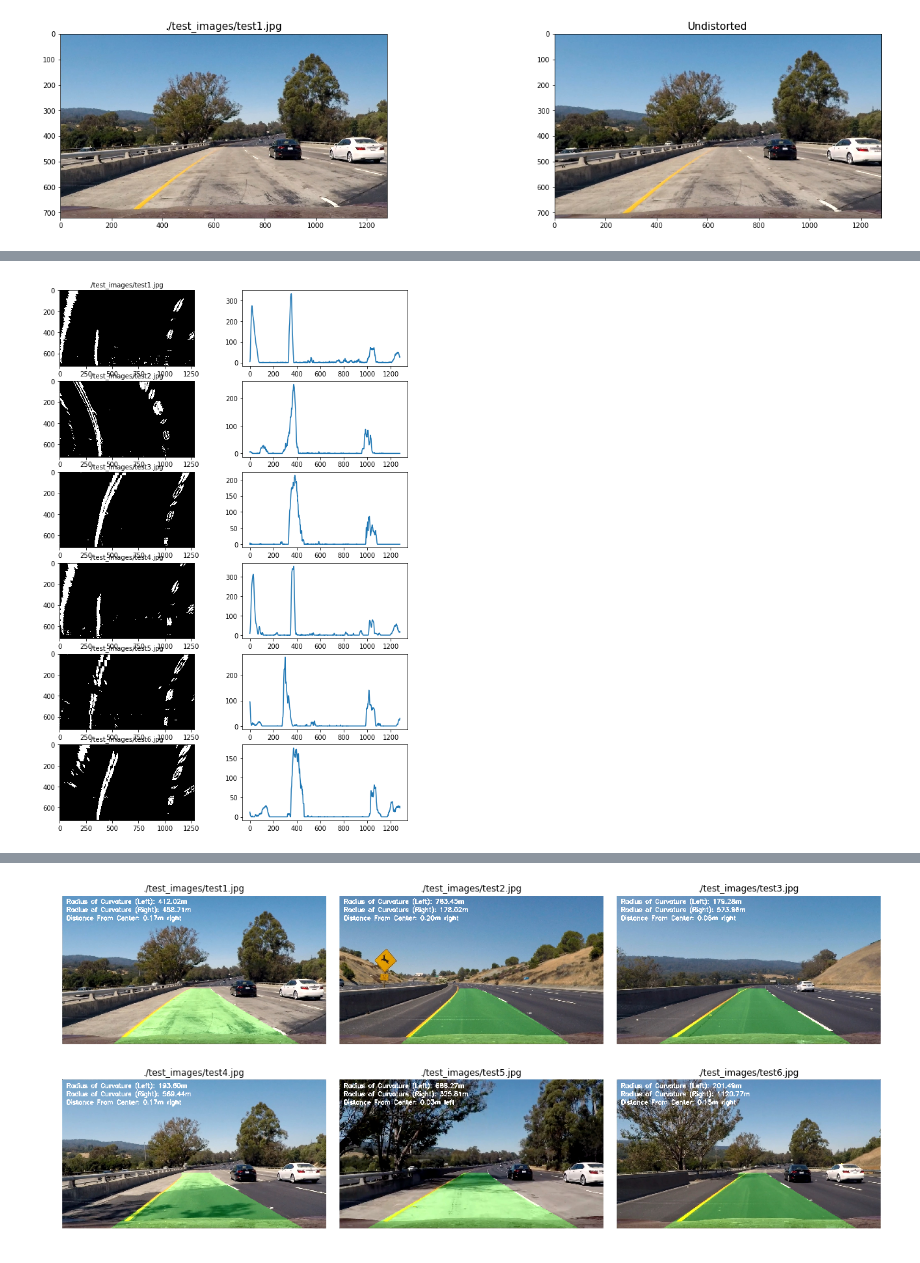
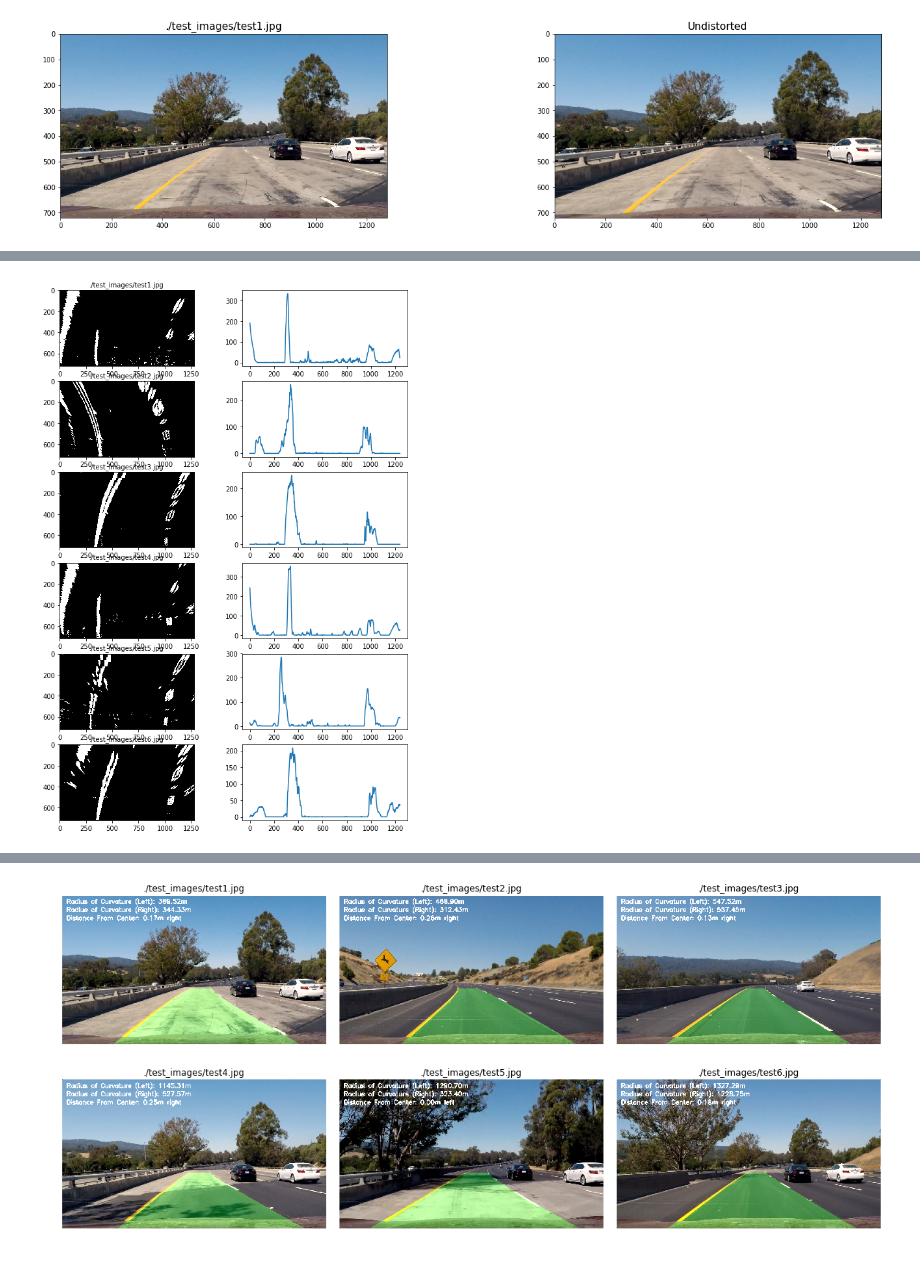
Before and after one commit to hafizur-rahman/CarND-Advanced-Lane-Lines, a Jupyter notebook: AdvancedLaneFindingPipeline.ipynb, the cells around one changed output, grey strips where cells are left out. Drawn from its saved outputs; the diff is of its cells as text; code cells hidden in the pictures.

```diff
--- a/AdvancedLaneFindingPipeline.ipynb
+++ b/AdvancedLaneFindingPipeline.ipynb
@@ -127,32 +127,32 @@ demo_birds_eye_view(test_images, mtx, dist)
 # %%
 import numpy as np
 
 def demo_histogram(images):
     r, c = len(images), 2
     f, axis = plt.subplots(r, c, figsize=(10,15))
 
     axis = axis.ravel()
 
     for i in range(0, len(images)):
         title, img = images[i]
         img = np.copy(img)
 
         binary = pipeline(img)
         binary_warped, _,_,_,_ = birds_eye_view(binary, mtx, dist)
 
         # Assuming you have created a warped binary image called "binary_warped"
         # Take a histogram of the bottom half of the image
-        histogram = np.sum(binary_warped[binary_warped.shape[0]//2:,:], axis=0)
+        histogram = np.sum(binary_warped[binary_warped.shape[0]//2:,40:], axis=0)
 
         axis[i*c].imshow(binary_warped, cmap='gray')
         axis[i*c].set_title(title, fontsize=10)
 
         axis[i*c+1].plot(histogram)
     plt.show()
 
 demo_histogram(test_images)
 # %% [output]
-[figure, old version]
+[figure, new version]
 # %%
 from lane import *
 
```
Also changed, not shown: parts of 4 cells of this notebook, 2 other files.
